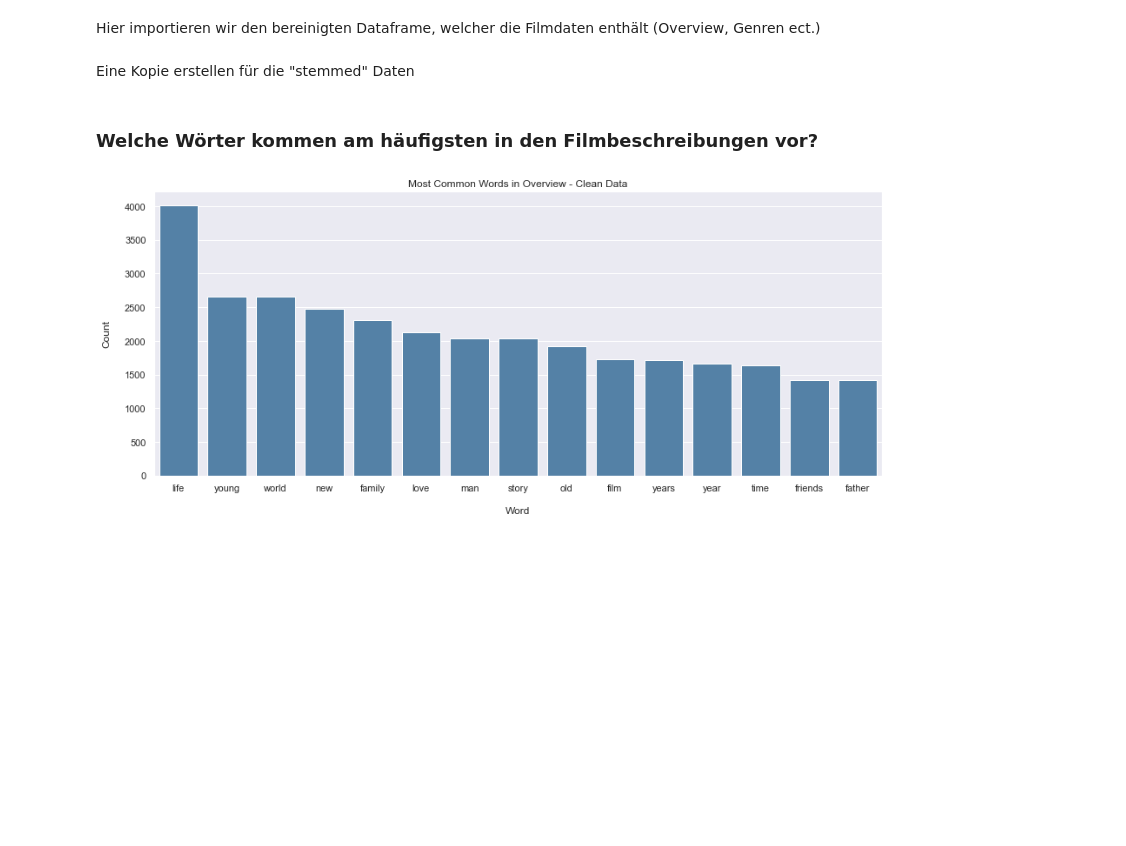
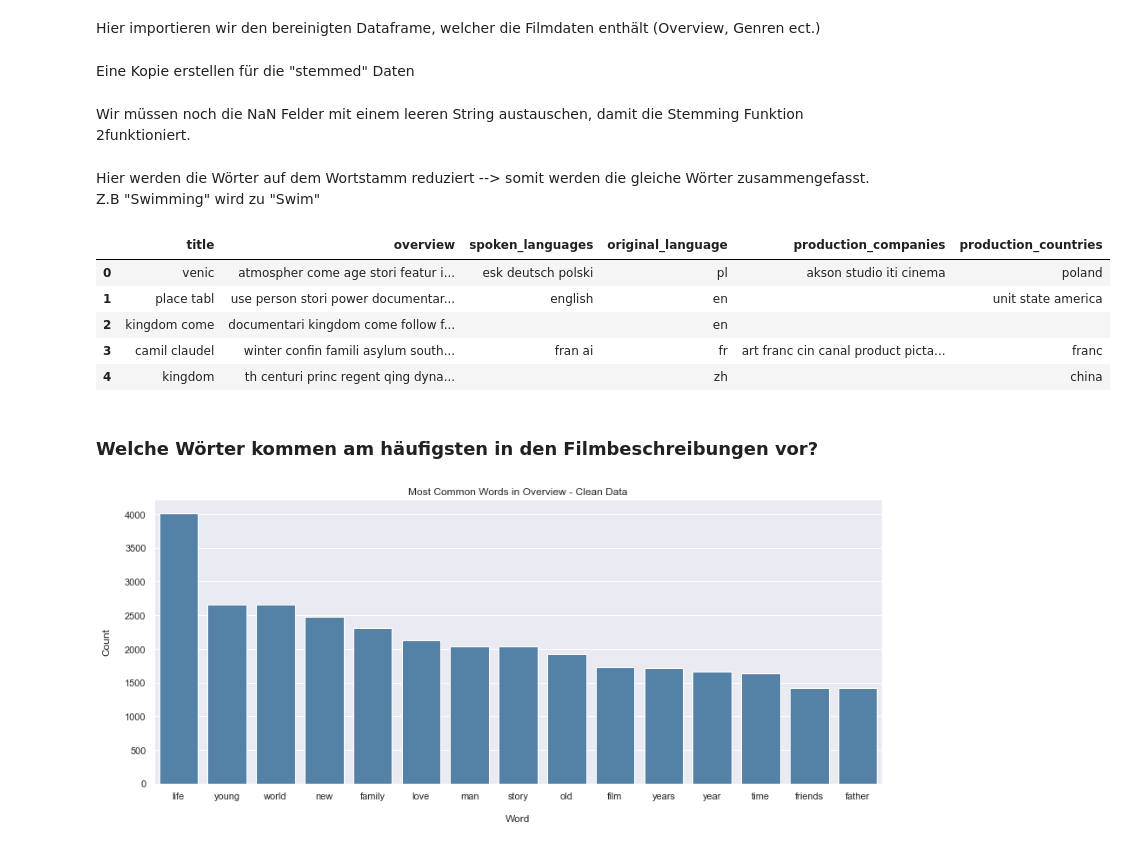
Before and after one commit to Luuzemp14/Cds1_Tinder-4-Movies, a Jupyter notebook: eda.ipynb, the cells around one changed output. Saved outputs shown, nothing was run; the diff lists cells and outputs as text; code cells hidden in the pictures; blank space fills up the shorter version.

Commit message:
fix stemmed data

```diff
--- a/eda.ipynb
+++ b/eda.ipynb
@@ -274,6 +274,30 @@ df_movies_clean = pd.read_csv('ml-25m/movies_clean.csv')
 Eine Kopie erstellen für die "stemmed" Daten
 # %%
 df_movies_stemmed = df_movies_clean.copy().reset_index(drop = True)
+# %% [markdown]
+Wir müssen noch die NaN Felder mit einem leeren String austauschen, damit die Stemming Funktion 2funktioniert.
+# %%
+# replace nan with empty string
+df_movies_stemmed = df_movies_stemmed.fillna("")
+# %% [markdown]
+Hier werden die Wörter auf dem Wortstamm reduziert --> somit werden die gleiche Wörter zusammengefasst. Z.B "Swimming" wird zu "Swim"
+# %%
+cols = ["title", "overview", "spoken_languages", "original_language", "production_companies", "production_countries"]
+
+df_movies_stemmed = df_movies_stemmed[cols]
+
+# loop through the chosen columns and stem the words
+for col in cols:
+    df_movies_stemmed[col] = stemming_tokenizer(df_movies_stemmed[col])
+
+df_movies_stemmed.head()
+# %% [output]
+|  | title | overview | spoken_languages | original_language | production_companies | production_countries |
+| 0 | venic | atmospher come age stori featur i... | esk deutsch polski | pl | akson studio iti cinema | poland |
+| 1 | place tabl | use person stori power documentar... | english | en |  | unit state america |
+| 2 | kingdom come | documentari kingdom come follow f... |  | en |  |  |
+| 3 | camil claudel | winter confin famili asylum south... | fran ai | fr | art franc cin canal product picta... | franc |
+| 4 | kingdom | th centuri princ regent qing dyna... |  | zh |  | china |
 # %% [markdown]
 ### Welche Wörter kommen am häufigsten in den Filmbeschreibungen vor?
 # %%
```
Also changed, not shown: parts of 3 cells of this notebook.
